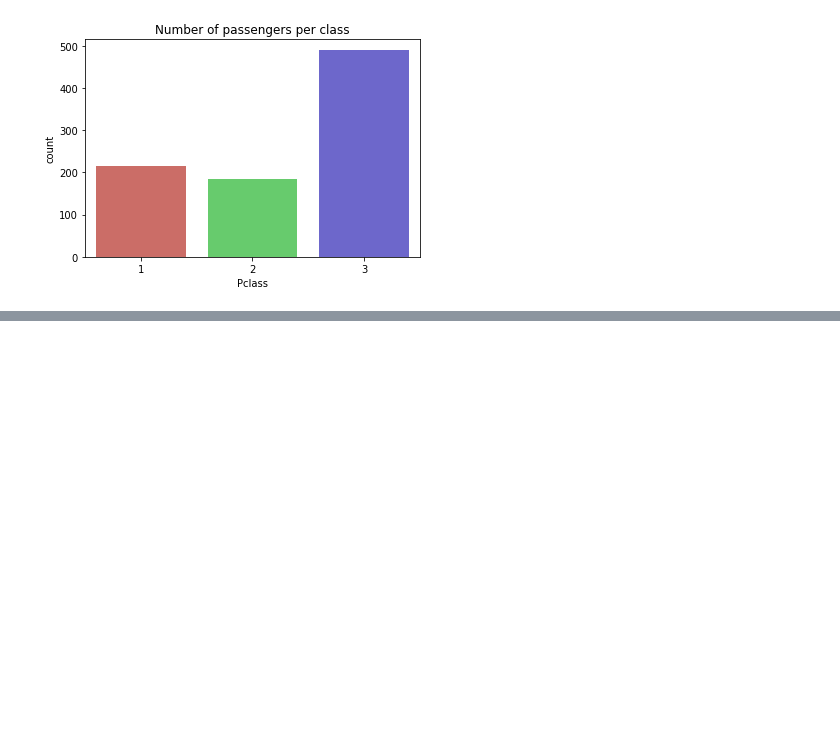
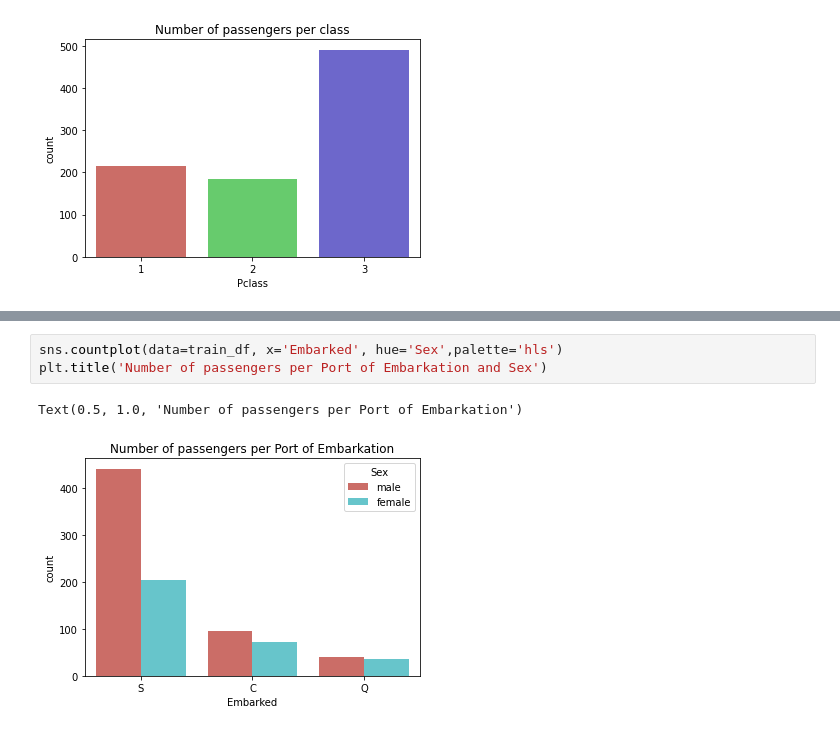
Before and after one commit to kevinassobo/Titanic-Kaggle-Challenge, a Jupyter notebook: titanic_modeling.ipynb, the cells around one changed output, grey strips where cells are left out. Saved outputs shown, nothing was run; the diff lists cells and outputs as text; blank space fills up the shorter version.

```diff
--- a/titanic_modeling.ipynb
+++ b/titanic_modeling.ipynb
@@ -194,0 +198,6 @@ Text(0.5, 1.0, 'Number of passengers per class')
+# %%
+sns.countplot(data=train_df, x='Embarked', hue='Sex',palette='hls')
+plt.title('Number of passengers per Port of Embarkation and Sex')
+# %% [output]
+Text(0.5, 1.0, 'Number of passengers per Port of Embarkation')
+[figure, added]
```
Also changed, not shown: parts of 11 cells of this notebook.
